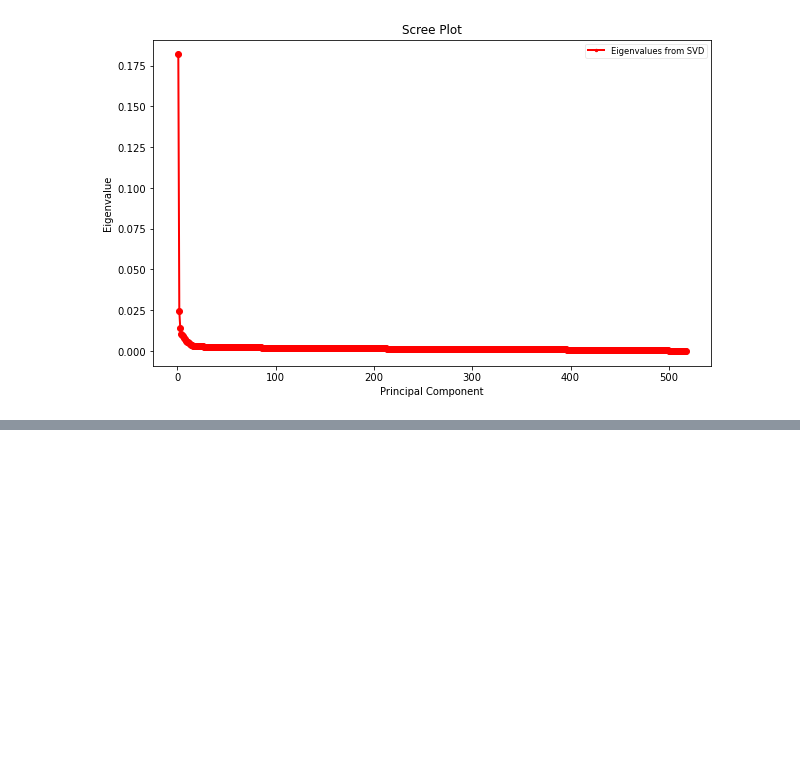
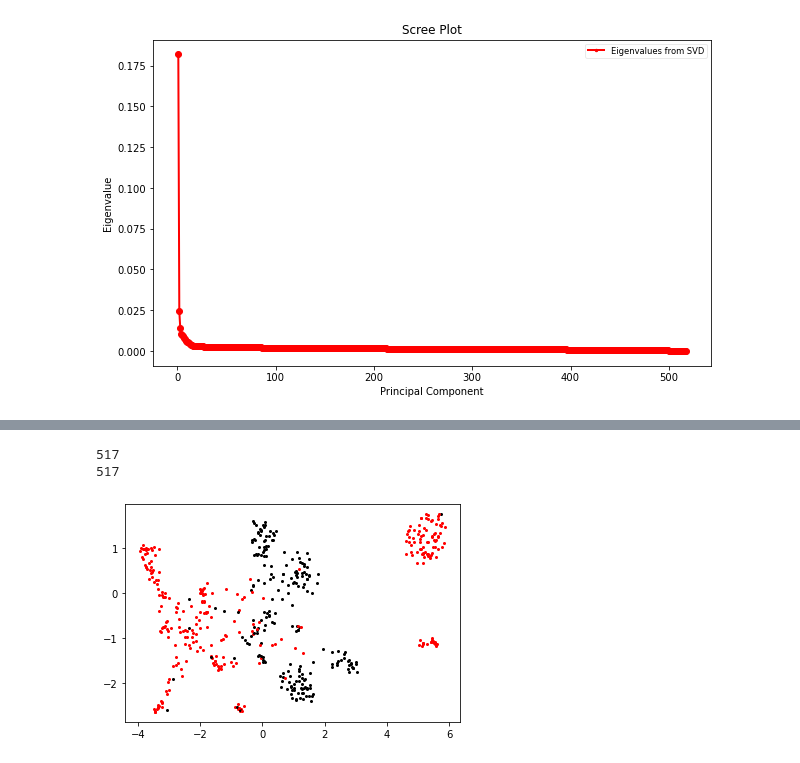
Before and after one commit to anastasia21112/science-fair-2020, a Jupyter notebook: Dataset 4 Clusters.ipynb, the cells around one changed output, grey strips where cells are left out. Saved outputs shown, nothing was run; the diff lists cells and outputs as text; code cells hidden in the pictures; blank space fills up the shorter version.

```diff
--- a/Dataset 4 Clusters.ipynb
+++ b/Dataset 4 Clusters.ipynb
@@ -820 +830,13 @@ plt.savefig('All Clusters.png')
+# %%
+def FindTrueLabelsTumor(algorithm):
+    algorithm_coords = {}
+    y_pred = algorithm.labels_.astype(np.int)
+    for i in range(len(embedding)):
+        #plt.scatter(embedding[i:i+1, 0], embedding[i:i+1, 1], s=4, color=color)
+        algorithm_coords.update({str(embedding[i]):y_pred[i]})
+
+    true_labels = {}
+    for i in algorithm_coords:
+        true_labels.update({true_indices[i]:algorithm_coords[i]})
+    return true_labels
 # %%
@@ -992,0 +1179,27 @@ def DataCollectionT(algorithm, cluster_1, cluster_2, results):
+# %%
+def DataViz(figname, algorithm, cluster1, cluster2, cluster3, results):
+    coloring = []
+    truthnum1 = DataCollectionTumorTvP(algorithm, cluster1, cluster2, cluster3, results)
+    for i in truthnum1:
+        coloring.append(truthnum1[i])
+    for i in range(len(truthnum1)):
+        plt.scatter(embedding[i:i+1, 0], embedding[i:i+1, 1], s=4, color=truthnum1[str(embedding[i]).strip()])
+    labels = algorithm.labels_
+    plt.savefig(figname)
+
+
+DataViz("Birch Tumor Truth v. Predicted.png", birch, "birch_tumor1.txt", "birch_tumor2.txt", "birch_tumor3.txt", "birch_results.txt")
+# truthnum1, truthnum2 = DataCollectionTumor(ms, "birch_tumor1.txt", "birch_tumor2.txt", "birch_tumor3.txt", "birch_results.txt")
+# plt.figure(figsize=(50, 50))
+# plt.xticks(())
+# plt.yticks(())
+# for g in range(len(truthnum1)):
+#     plt.scatter(embedding[g:g+1, 0], embedding[g:g+1, 1], s=4, color="white")
+#     mpl.rcParams['text.color'] = truthnum1[str(embedding[g]).strip()]
+#     plt.annotate(truthnum2[str(embedding[g]).strip()], xy=(embedding[g:g+1, 0], embedding[g:g+1, 1]), size=35)
+# plt.savefig("Birch Tumorous and Molecular Cell Type.png")
+# plt.show()
+# %% [output]
+517
+517
+[figure, added]
```
Also changed, not shown: parts of 9 cells of this notebook, 18 other files.
